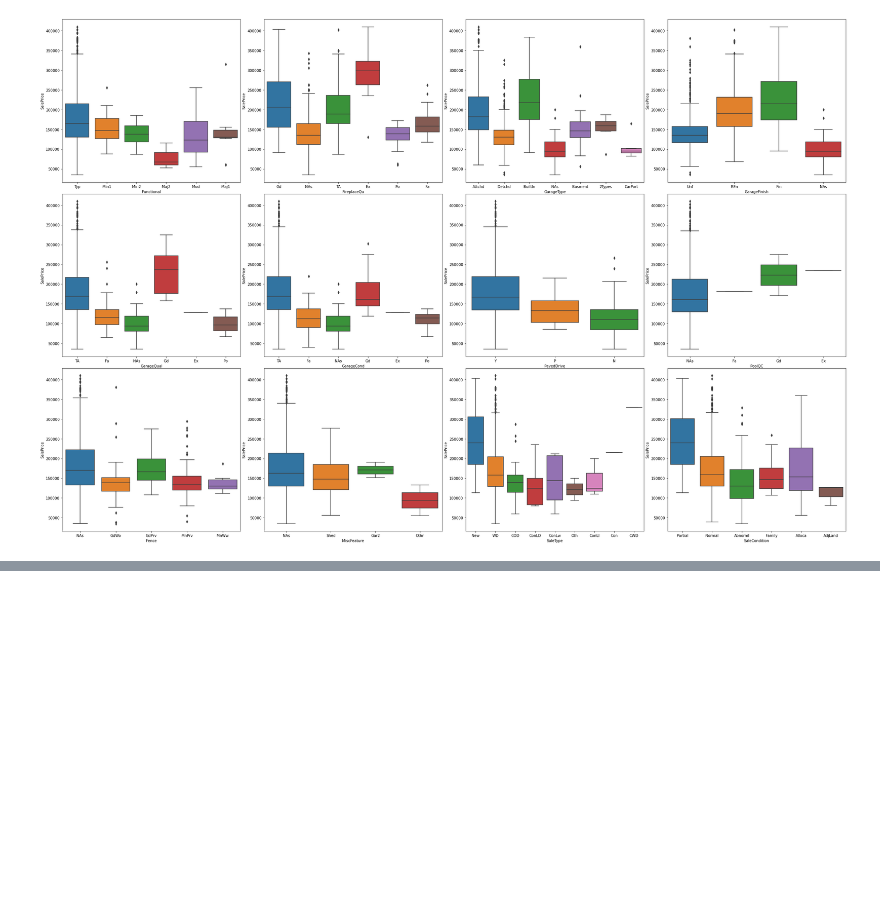
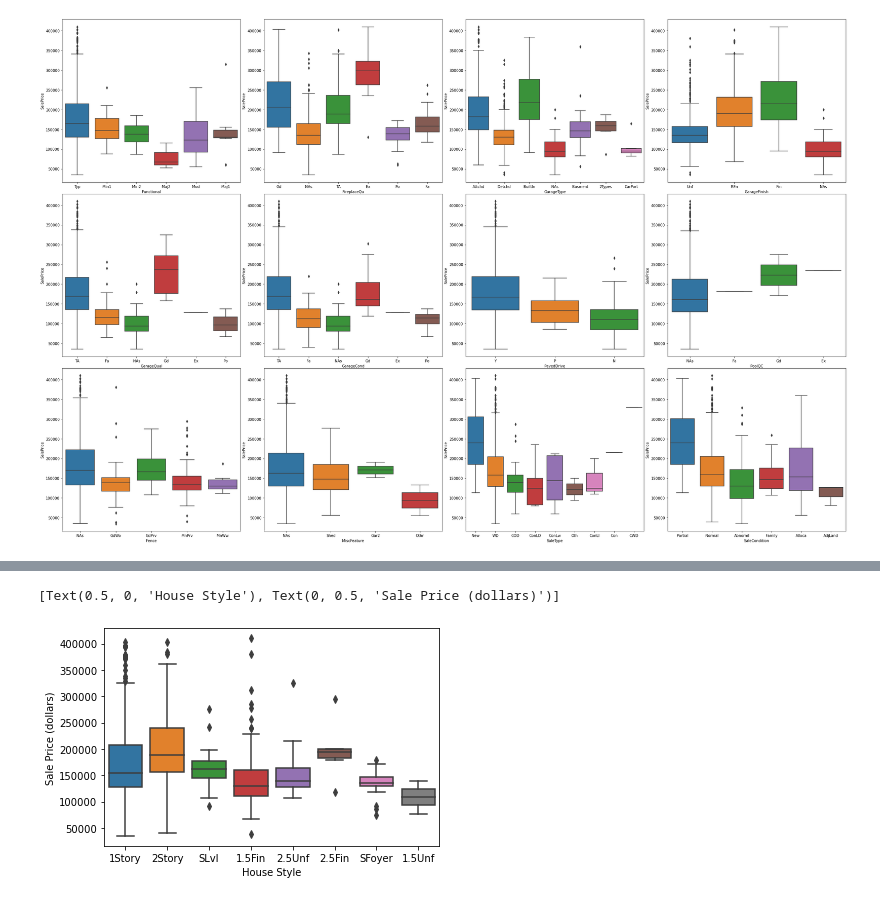
Before and after one commit to rahimrasool/housing_price, a Jupyter notebook: notebooks/2_data_exploration_new.ipynb, the cells around one changed output, grey strips where cells are left out. Saved outputs shown, nothing was run; the diff lists cells and outputs as text; code cells hidden in the pictures; blank space fills up the shorter version.

```diff
--- a/notebooks/2_data_exploration_new.ipynb
+++ b/notebooks/2_data_exploration_new.ipynb
@@ -83,0 +97,6 @@ create_plot(plot_vars, 3, 4, True)
+# %%
+plot = sns.boxplot(x=train['HouseStyle'], y=train['SalePrice'])
+plot.set(xlabel='House Style', ylabel='Sale Price (dollars)')
+# %% [output]
+[Text(0.5, 0, 'House Style'), Text(0, 0.5, 'Sale Price (dollars)')]
+[figure, added]
```
Also changed, not shown: parts of 4 cells of this notebook.
